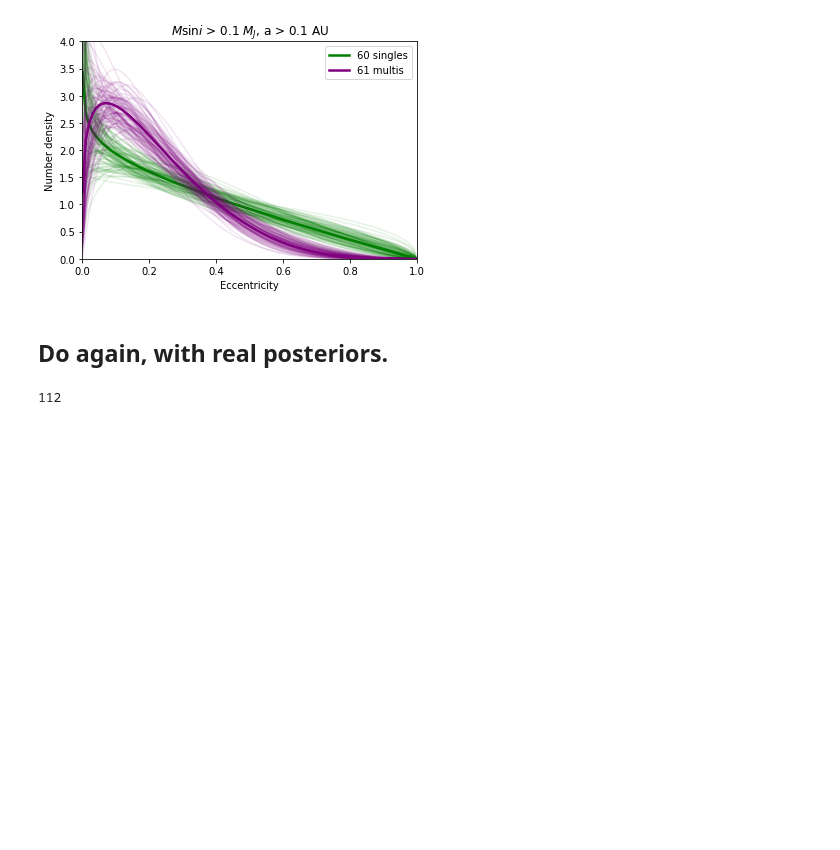
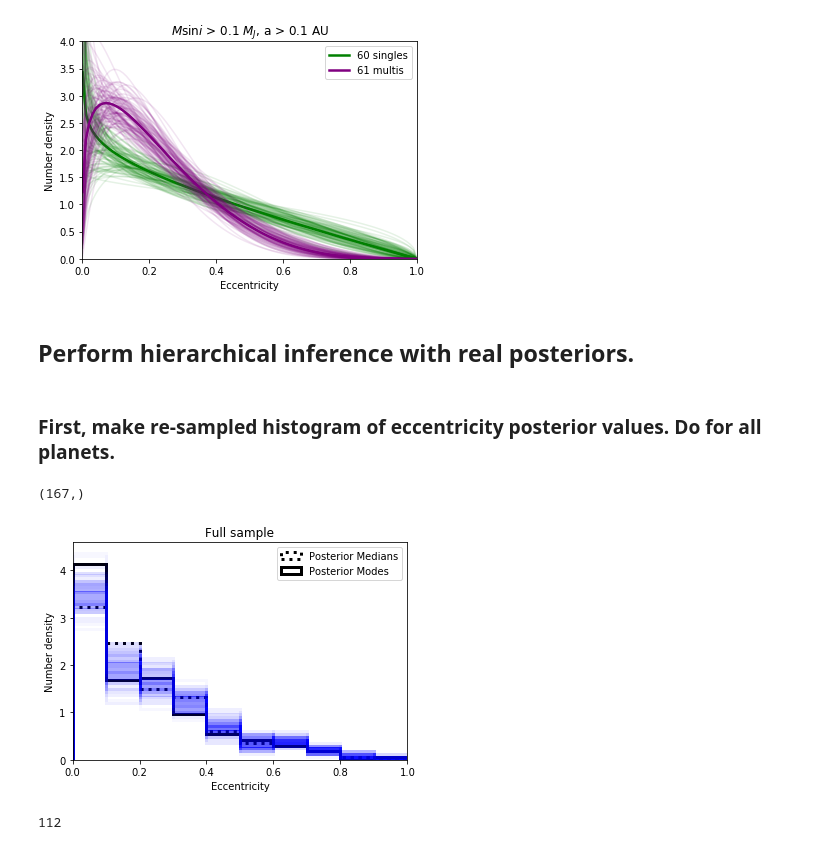
Before and after one commit to leerosenthalj/CLSI, a Jupyter notebook: Notebook_Statistics.ipynb, the cells around one changed output. Drawn from its saved outputs; the diff is of its cells as text; code cells hidden in the pictures; blank space fills up the shorter version.

```diff
--- a/Notebook_Statistics.ipynb
+++ b/Notebook_Statistics.ipynb
@@ -677,18 +497,2 @@ posts_small = np.array(posts_small)
 # %% [markdown]
 ### Split giant planets into single-giant, multi-giant.
-# %%
-planets_big_single = planets_big.query('nplanets == 1 and mass > 0.1').reset_index()
-planets_big_multi  = planets_big.query('nplanets != 1 and mass > 0.1').reset_index()
-'''
-posts_big_single = []
-for i, e in enumerate(planets_big_single.e):
-    sig_e = 0.5*(planets_big_single.e_plus[i] - planets_big_single.e_minus[i])
-    posts_big_single.append(bound(sig_e*np.random.randn(1000) + e))
-posts_big_single = np.array(posts_big_single)
-
-posts_big_multi  = []
-for i, e in enumerate(planets_big_multi.e):
-    sig_e = 0.5*(planets_big_multi.e_plus[i] - planets_big_multi.e_minus[i])
-    posts_big_multi.append(bound(sig_e*np.random.randn(1000) + e))
-posts_big_multi = np.array(posts_big_multi)
-'''
@@ -829,4 +532,6 @@ fig.savefig('analysis_plots/eccentricity_synth_comparison_beta_big.pdf')
 # %% [output]
 [figure]
 # %% [markdown]
-## Do again, with real posteriors.
+## Perform hierarchical inference with real posteriors.
+# %% [markdown]
+### First, make re-sampled histogram of eccentricity posterior values. Do for all planets.
@@ -833,3 +563,36 @@ fig.savefig('analysis_plots/eccentricity_synth_comparison_beta_big.pdf')
+# %%
+posts_all[:,0].shape
+# %% [output]
+(167,)
+# %%
+fig, ax = plt.subplots()
+
+# Compute medians and approximate modes.
+medians = np.median(posts_all, axis=1)
+modes = []
+for post in posts_all:
+    hist, bin_edges = np.histogram(post, bins=100, range=(0, 1))
+    modes.append(bin_edges[np.argmax(hist)])
+
+ax.hist(medians, bins=10, density=True, histtype='step', range = (0, 1),
+        lw=3, color='black', ls=':', alpha=1, label='Posterior Medians')
+ax.hist(modes, bins=10, density=True, histtype='step', range = (0, 1),
+        lw=3, color='black', alpha=1, label='Posterior Modes')
+
+ax.set(xlabel='Eccentricity', ylabel='Number density')
+ax.set_title('Full sample')
+ax.set_xlim([0, 1])
+#ax.set_ylim([0, 4.5])
+
+for i in np.arange(len(posts_all)):
+    dist = posts_all[:,i]
+    ax.hist(dist, bins=10, density=True, histtype='step',
+        range = (0, 1), lw=3, color='blue', label='_nolegend_', alpha=0.03)
+ax.legend()
+
+fig.savefig('analysis_plots/eccentricity_histogram_full.pdf')
+# %% [output]
+[figure, added]
 # %%
 db_big_noncirc = pd.read_csv('e_samples_big_noncirc.csv').sample(200)
 chains_26161 = pd.read_csv('Joker_results/26161_chains_8xbase_full.csv').sample(len(db_big_noncirc))
```
Also changed, not shown: parts of 30 cells of this notebook, 5 other files.
